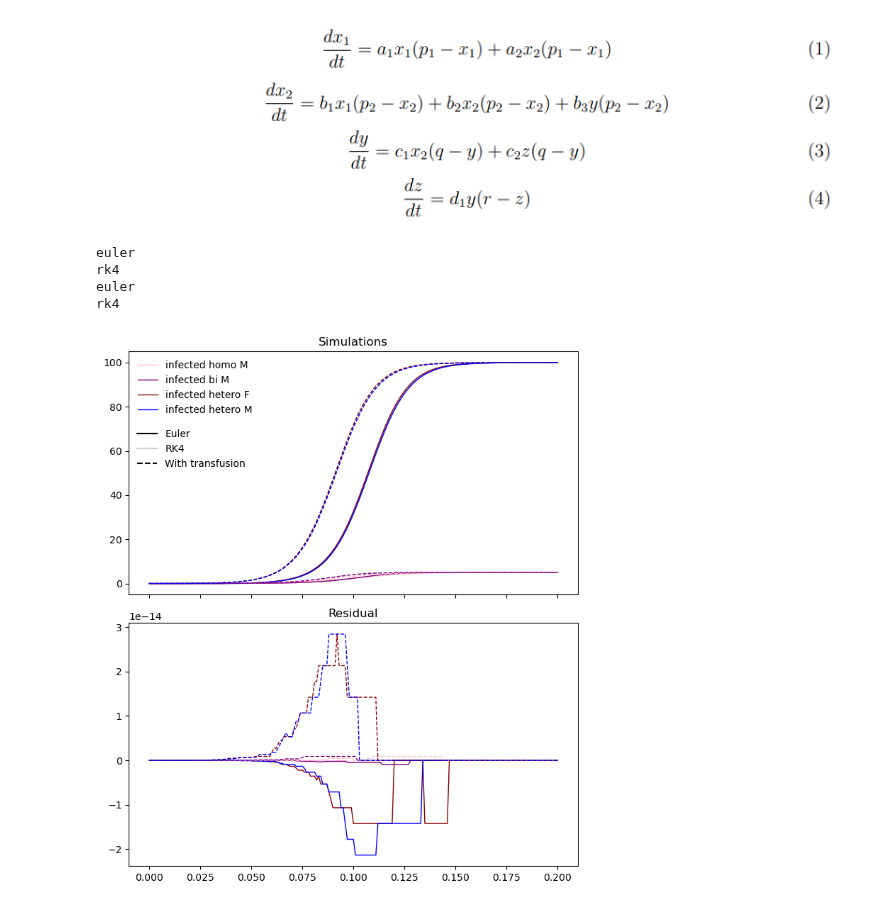
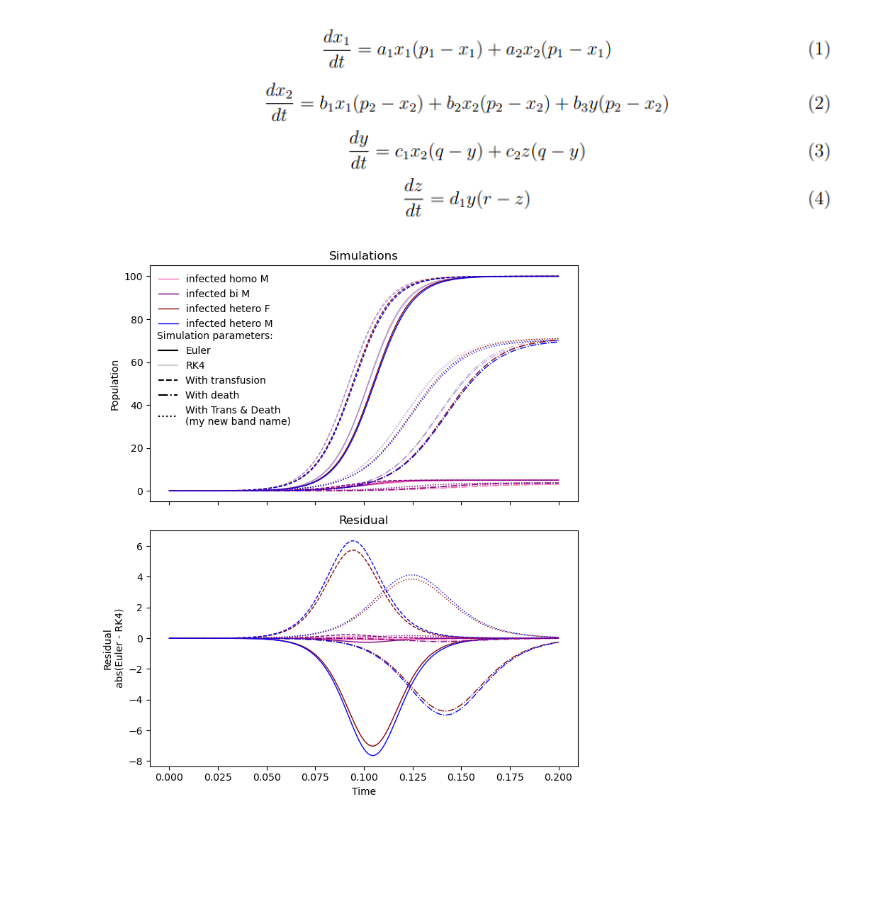
Before and after one commit to JakobSchauser/MscPhysics, a Jupyter notebook: Scientific Computing/Project4/project4.ipynb, the cells around one changed output. Saved outputs shown, nothing was run; the diff lists cells and outputs as text; code cells hidden in the pictures; blank space fills up the shorter version.

```diff
--- a/Scientific Computing/Project4/project4.ipynb
+++ b/Scientific Computing/Project4/project4.ipynb
@@ -138,7 +142,7 @@ from matplotlib.legend import Legend
 
 def plot_data(data, ax, label = False,**kwargs):
     x = data[:,4]
-    ax.plot(x, data[:,0], label = 'infected homo M' if label else None,    color = "pink", linewidth = 1, **kwargs)
+    ax.plot(x, data[:,0], label = 'infected homo M' if label else None,    color = "hotpink", linewidth = 1, **kwargs)
     ax.plot(x, data[:,1], label = 'infected bi M'  if label else None,     color = "purple",linewidth = 1, **kwargs)
     ax.plot(x, data[:,2], label = 'infected hetero F' if label else None,  color = "darkred",linewidth = 1, **kwargs)
     ax.plot(x, data[:,3], label = 'infected hetero M' if label else None,  color = "blue",linewidth = 1, **kwargs)
@@ -152,6 +156,15 @@ def compare(parameters, x1, x2, y, z, total_time, dt = 0.001):
     data_euler_trans = simulate(parameters, x1, x2, y, z, total_time, mode = 'euler', dt = dt)
     data_rk4_trans = simulate(parameters, x1, x2, y, z, total_time, mode = 'rk4', dt = dt)
 
+    parameters["with_death"] = 1
+    data_euler_trans_death = simulate(parameters, x1, x2, y, z, total_time, mode = 'euler', dt = dt)
+    data_rk4_trans_death = simulate(parameters, x1, x2, y, z, total_time, mode = 'rk4', dt = dt)
+
+    parameters["with_transfusion"] = 0
+    data_euler_death = simulate(parameters, x1, x2, y, z, total_time, mode = 'euler', dt = dt)
+    data_rk4_death = simulate(parameters, x1, x2, y, z, total_time, mode = 'rk4', dt = dt)
+
+
     x = data_euler[:,4]
     fig, axs = plt.subplots(2, 1, figsize=(7, 8), sharex=True)
 
@@ -163,48 +176,79 @@ def compare(parameters, x1, x2, y, z, total_time, dt = 0.001):
 
     plot_data(data_euler_trans, axs[0], ls = "--")
 
+    plot_data(data_rk4_trans_death, axs[0], ls = ":", alpha = 0.3)
+
+    plot_data(data_euler_trans_death, axs[0], ls = ":")
+
+    plot_data(data_rk4_death, axs[0], ls = "dashdot", alpha = 0.3)
+
+    plot_data(data_euler_death, axs[0], ls = "dashdot")
+
 
     diffs = -np.abs(data_euler - data_rk4)
     diffs[:,4] = x
     plot_data(diffs, axs[1])
 
     diffs_trans = +np.abs(data_euler_trans - data_rk4_trans)
     diffs_trans[:,4] = x
     plot_data(diffs_trans, axs[1], ls = "--")
 
+    diffs_trans_death = +np.abs(data_euler_trans_death - data_rk4_trans_death)
+    diffs_trans_death[:,4] = x
+    plot_data(diffs_trans_death, axs[1], ls = ":")
+
+    diffs_death = -np.abs(data_euler_death - data_rk4_death)
+    diffs_death[:,4] = x
+    plot_data(diffs_death, axs[1], ls = "dashdot")
+
 
     axs[0].set_title('Simulations')
     axs[1].set_title('Residual')
 
     axs[0].legend(loc = "upper left", frameon=False)
 
 
 
-    custom_lines = [Line2D([0], [0],color="black"),
-                Line2D([0], [0], color="black", alpha = 0.2),
-                Line2D([0], [0], color="black", ls = '--')]
+    custom_lines = [Line2D([0], [0],color="white"),
+                    Line2D([0], [0],color="black"),
+                    Line2D([0], [0], color="black", alpha = 0.2),
+                    Line2D([0], [0], color="black", ls = '--'),
+                    Line2D([0], [0], color="black", ls = 'dashdot'),
+                    Line2D([0], [0], color="black", ls = ':')]
 
-    legend = Legend(axs[0],custom_lines, ['Euler', 'RK4', "With transfusion"], loc = (0.01,0.5), frameon=False)
 
-    # axs[1].set_yscale("log")
+    legend = Legend(axs[0],custom_lines, ["Simulation parameters:",'Euler', 'RK4', "With transfusion", "With death","With Trans & Death\n(my new band name)"], loc = (0.01,0.3), frameon=False)
+
+    txt = legend.get_texts()[0]
+
+    txt.set_position((-40,0))
+
+    axs[1].set_xlabel('Time')
+    axs[0].set_ylabel('Population')
+    axs[1].set_ylabel('Residual\nabs(Euler - RK4)')
+
     axs[0].add_artist(legend)
     fig.tight_layout()
+
     return axs
 
 
 x1 = 0.01   # infected homosexual males (p1)
 x2 = 0    # infected bisexual males (p2)
 
 y = 0  # infected heterosexual females (q)
 z = 0  # infected heterosexual males (r)
 
 
 parameters["with_transfusion"] = 0
-axs1 = compare(parameters, x1, x2, y, z, 0.2, dt = 0.001)
+parameters["with_frac"] = 0
+parameters["with_death"] = 0
+
+parameters["r1"] = 30
+parameters["r2"] = 30
+parameters["r3"] = 30
+parameters["r4"] = 30
+axs1 = compare(parameters, x1, x2, y, z, 0.2, dt = 0.0005)
 # %% [output]
-euler
-rk4
-euler
-rk4
-[figure, old version]
+[figure, new version]
 # %%
```
Also changed, not shown: parts of 10 cells of this notebook, 3 other files.
